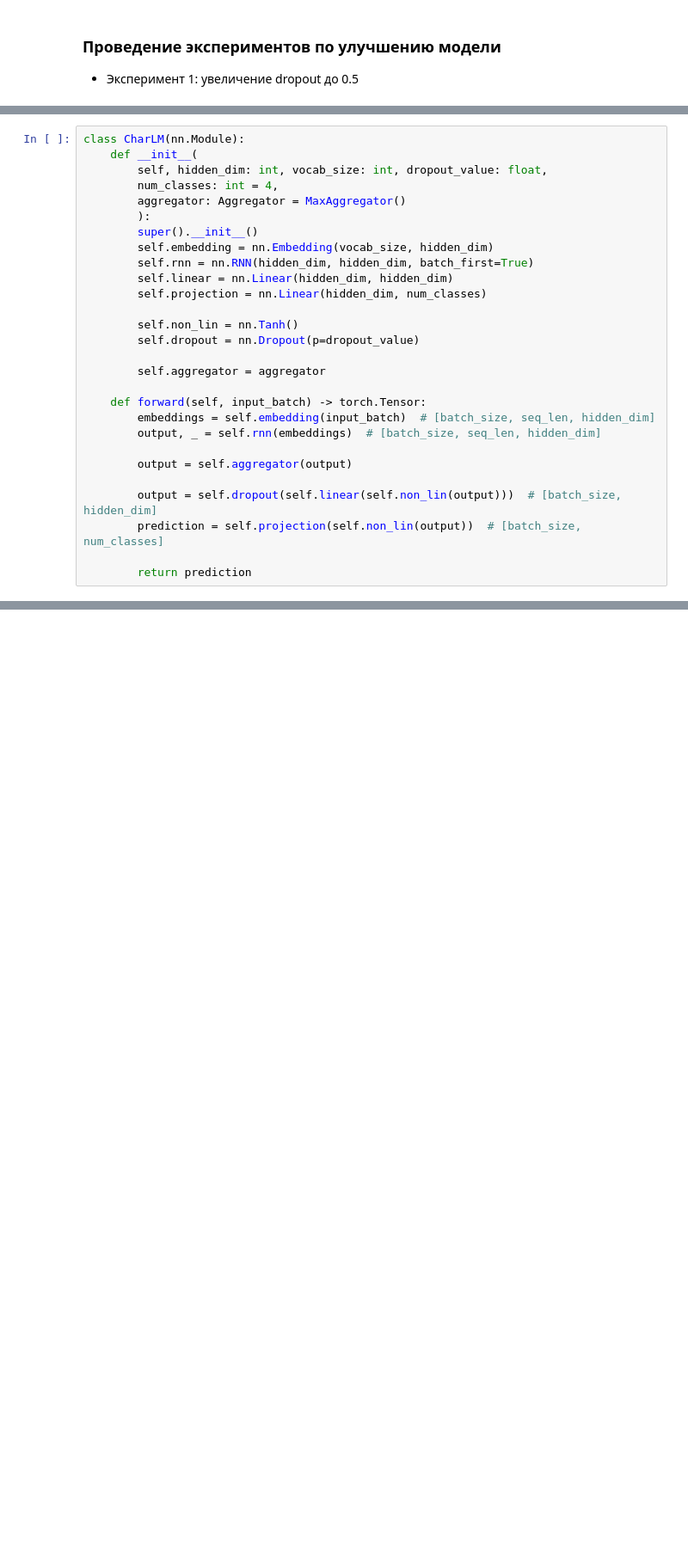
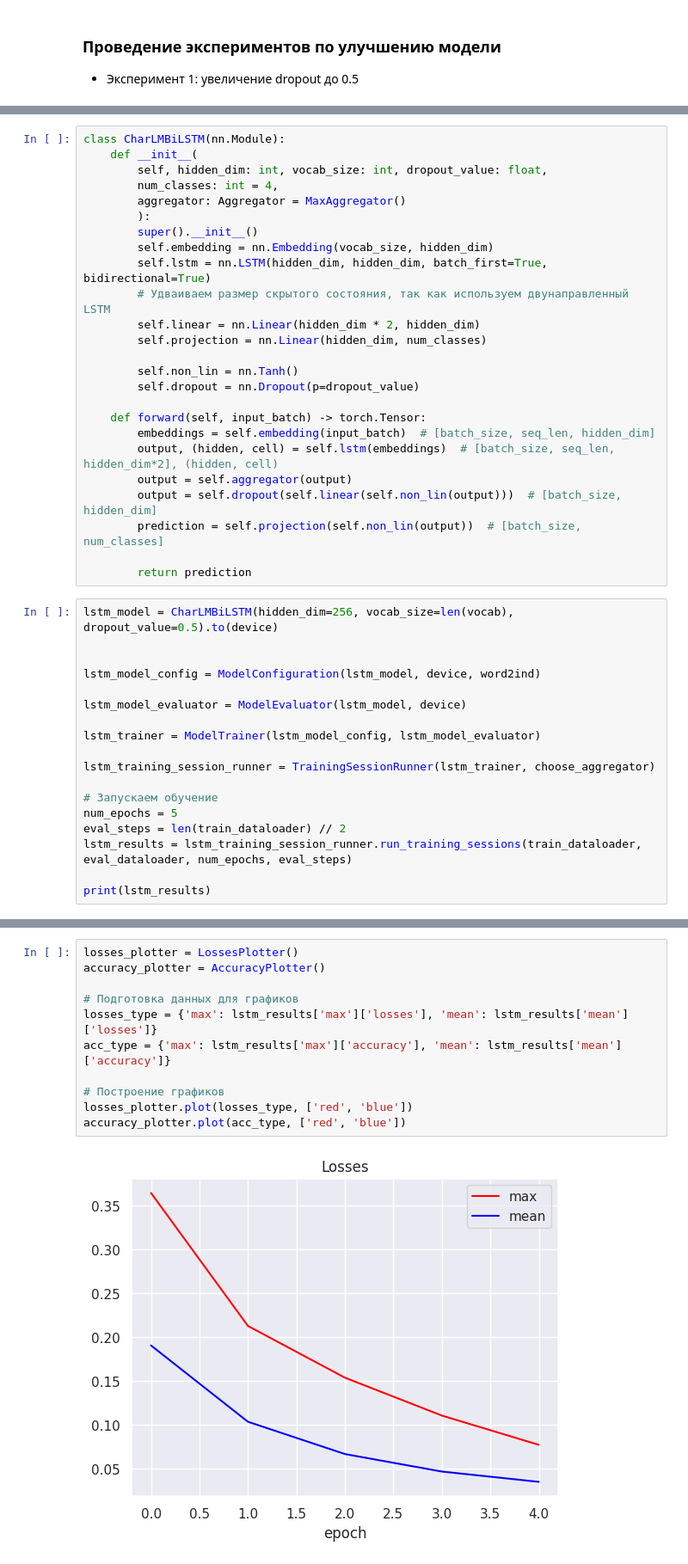
Before and after one commit to niktimf/CHSU_ML, a Jupyter notebook: HW2/hw_text_classification.ipynb, the cells around one changed output, grey strips where cells are left out. Shown at 86% size. Saved outputs shown, nothing was run; the diff lists cells and outputs as text; blank space fills up the shorter version.

```diff
--- a/HW2/hw_text_classification.ipynb
+++ b/HW2/hw_text_classification.ipynb
@@ -563,5 +513,5 @@ accuracy_plotter.plot(acc_type, ['red', 'blue'])
 # %%
-class CharLM(nn.Module):
+class CharLMBiLSTM(nn.Module):
     def __init__(
         self, hidden_dim: int, vocab_size: int, dropout_value: float,
         num_classes: int = 4,
@@ -569,22 +519,37 @@ class CharLM(nn.Module):
         ):
         super().__init__()
         self.embedding = nn.Embedding(vocab_size, hidden_dim)
-        self.rnn = nn.RNN(hidden_dim, hidden_dim, batch_first=True)
-        self.linear = nn.Linear(hidden_dim, hidden_dim)
+        self.lstm = nn.LSTM(hidden_dim, hidden_dim, batch_first=True, bidirectional=True)
+        # Удваиваем размер скрытого состояния, так как используем двунаправленный LSTM
+        self.linear = nn.Linear(hidden_dim * 2, hidden_dim)
         self.projection = nn.Linear(hidden_dim, num_classes)
 
         self.non_lin = nn.Tanh()
         self.dropout = nn.Dropout(p=dropout_value)
 
-        self.aggregator = aggregator
-
     def forward(self, input_batch) -> torch.Tensor:
         embeddings = self.embedding(input_batch)  # [batch_size, seq_len, hidden_dim]
-        output, _ = self.rnn(embeddings)  # [batch_size, seq_len, hidden_dim]
-
+        output, (hidden, cell) = self.lstm(embeddings)  # [batch_size, seq_len, hidden_dim*2], (hidden, cell)
         output = self.aggregator(output)
-
         output = self.dropout(self.linear(self.non_lin(output)))  # [batch_size, hidden_dim]
         prediction = self.projection(self.non_lin(output))  # [batch_size, num_classes]
 
         return prediction
+# %%
+lstm_model = CharLMBiLSTM(hidden_dim=256, vocab_size=len(vocab), dropout_value=0.5).to(device)
+
+
+lstm_model_config = ModelConfiguration(lstm_model, device, word2ind)
+
+lstm_model_evaluator = ModelEvaluator(lstm_model, device)
+
+lstm_trainer = ModelTrainer(lstm_model_config, lstm_model_evaluator)
+
+lstm_training_session_runner = TrainingSessionRunner(lstm_trainer, choose_aggregator)
+
+# Запускаем обучение
+num_epochs = 5
+eval_steps = len(train_dataloader) // 2
+lstm_results = lstm_training_session_runner.run_training_sessions(train_dataloader, eval_dataloader, num_epochs, eval_steps)
+
+print(lstm_results)
@@ -590,0 +560,13 @@ class CharLM(nn.Module):
+# %%
+losses_plotter = LossesPlotter()
+accuracy_plotter = AccuracyPlotter()
+
+# Подготовка данных для графиков
+losses_type = {'max': lstm_results['max']['losses'], 'mean': lstm_results['mean']['losses']}
+acc_type = {'max': lstm_results['max']['accuracy'], 'mean': lstm_results['mean']['accuracy']}
+
+# Построение графиков
+losses_plotter.plot(losses_type, ['red', 'blue'])
+accuracy_plotter.plot(acc_type, ['red', 'blue'])
+# %% [output]
+[figure, added]
```
Also changed, not shown: parts of 19 cells of this notebook.
